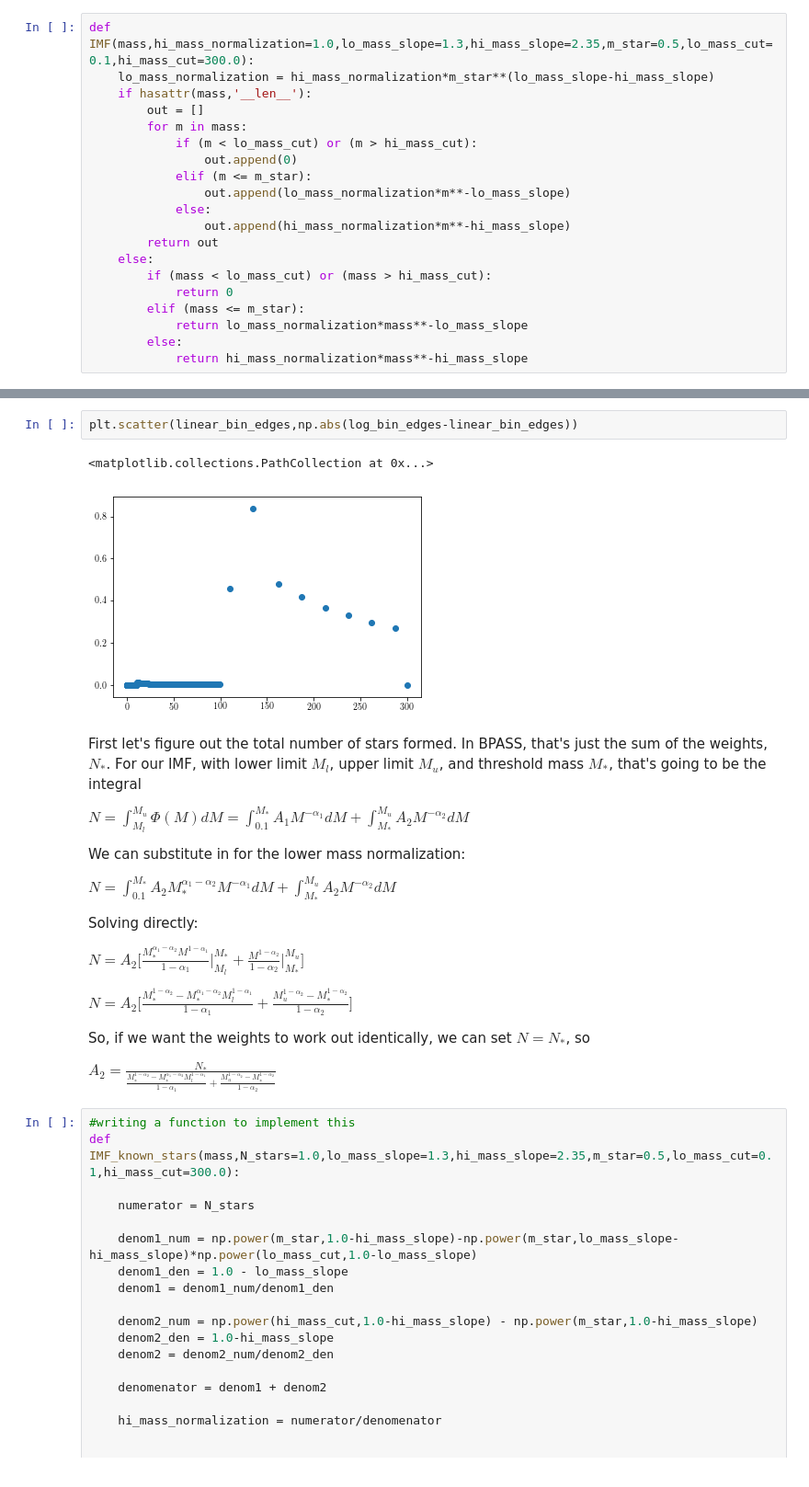
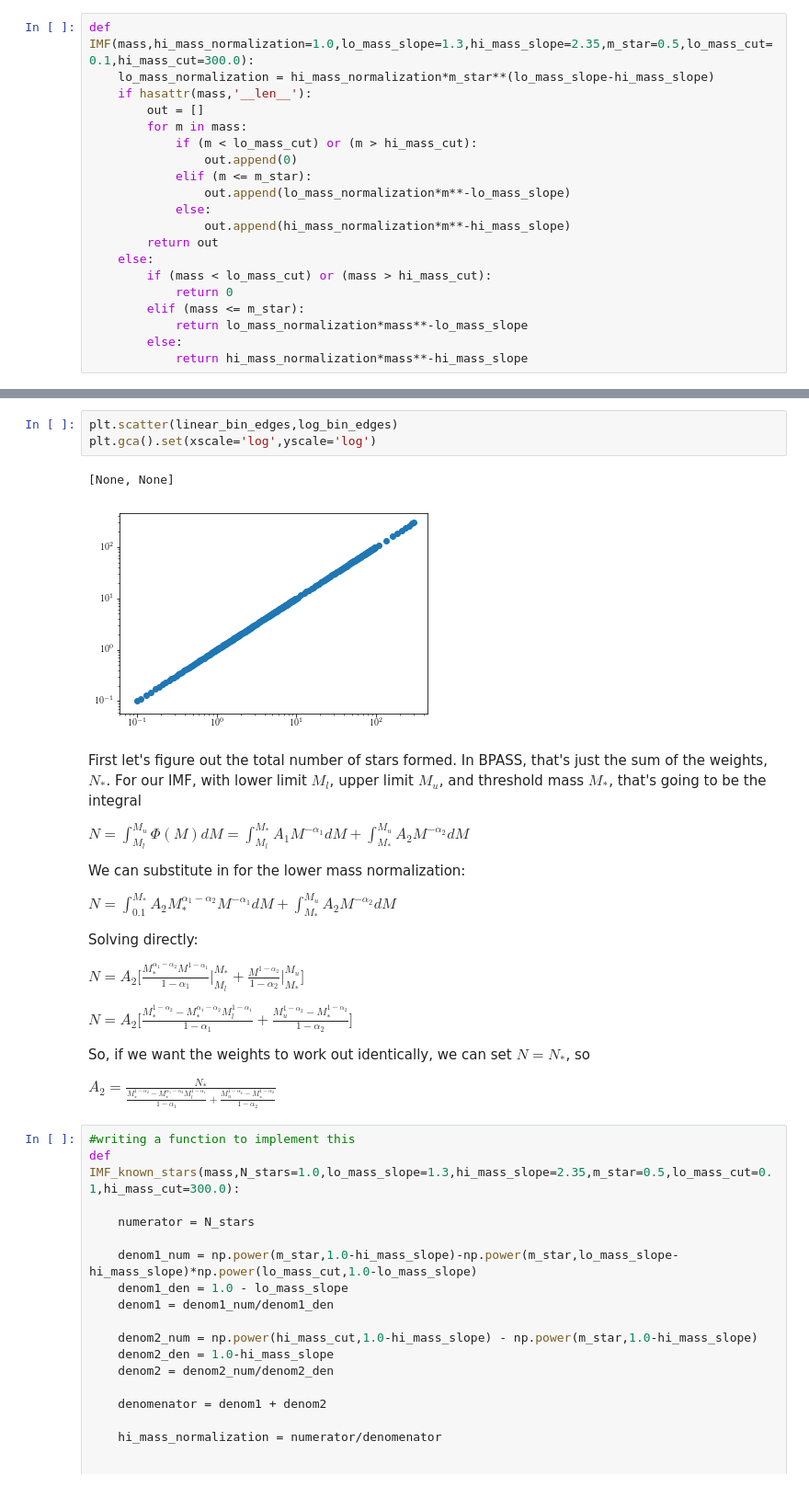
Before and after one commit to tzdwi/Diagnostics, a Jupyter notebook: code/IMF.ipynb, the cells around one changed output, grey strips where cells are left out. Shown at 92% size. Drawn from its saved outputs; the diff is of its cells as text.

```diff
--- a/code/IMF.ipynb
+++ b/code/IMF.ipynb
@@ -96,12 +104,13 @@ for e in log_bin_edges:
-# %%
-plt.scatter(linear_bin_edges,np.abs(log_bin_edges-linear_bin_edges))
-# %% [output]
-<matplotlib.collections.PathCollection at 0x...>
-[figure, removed]
+# %%
+plt.scatter(linear_bin_edges,log_bin_edges)
+plt.gca().set(xscale='log',yscale='log')
+# %% [output]
+[None, None]
+[figure, added]
 # %% [markdown]
 First let's figure out the total number of stars formed. In BPASS, that's just the sum of the weights, $N_*$. For our IMF, with lower limit $M_l$, upper limit $M_u$, and threshold mass $M_*$, that's going to be the integral
 
-$N = \int_{M_l}^{M_u}\Phi(M)dM = \int_{0.1}^{M_*}A_1M^{-\alpha_1}dM + \int_{M_*}^{M_u}A_2M^{-\alpha_2}dM$
+$N = \int_{M_l}^{M_u}\Phi(M)dM = \int_{M_l}^{M_*}A_1M^{-\alpha_1}dM + \int_{M_*}^{M_u}A_2M^{-\alpha_2}dM$
 
 We can substitute in for the lower mass normalization:
 
```
Also changed, not shown: parts of 20 cells of this notebook.
